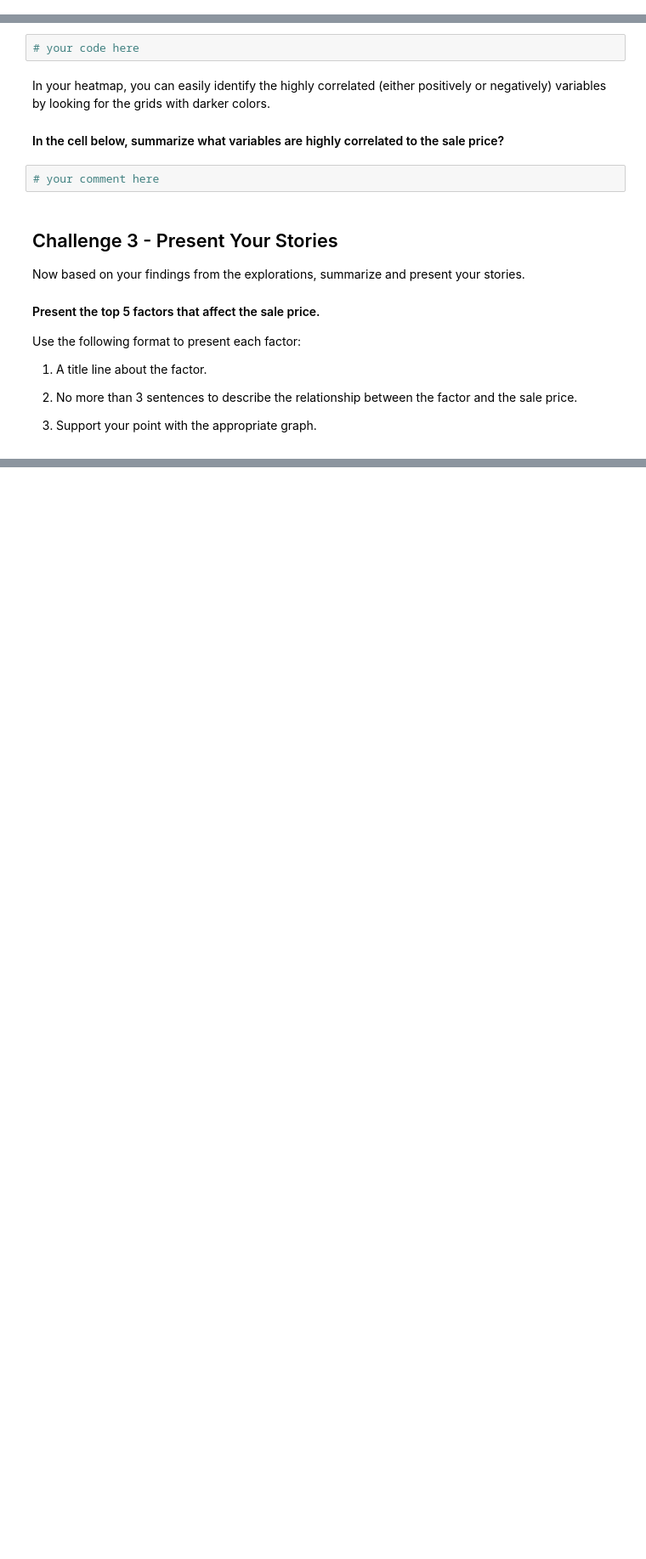
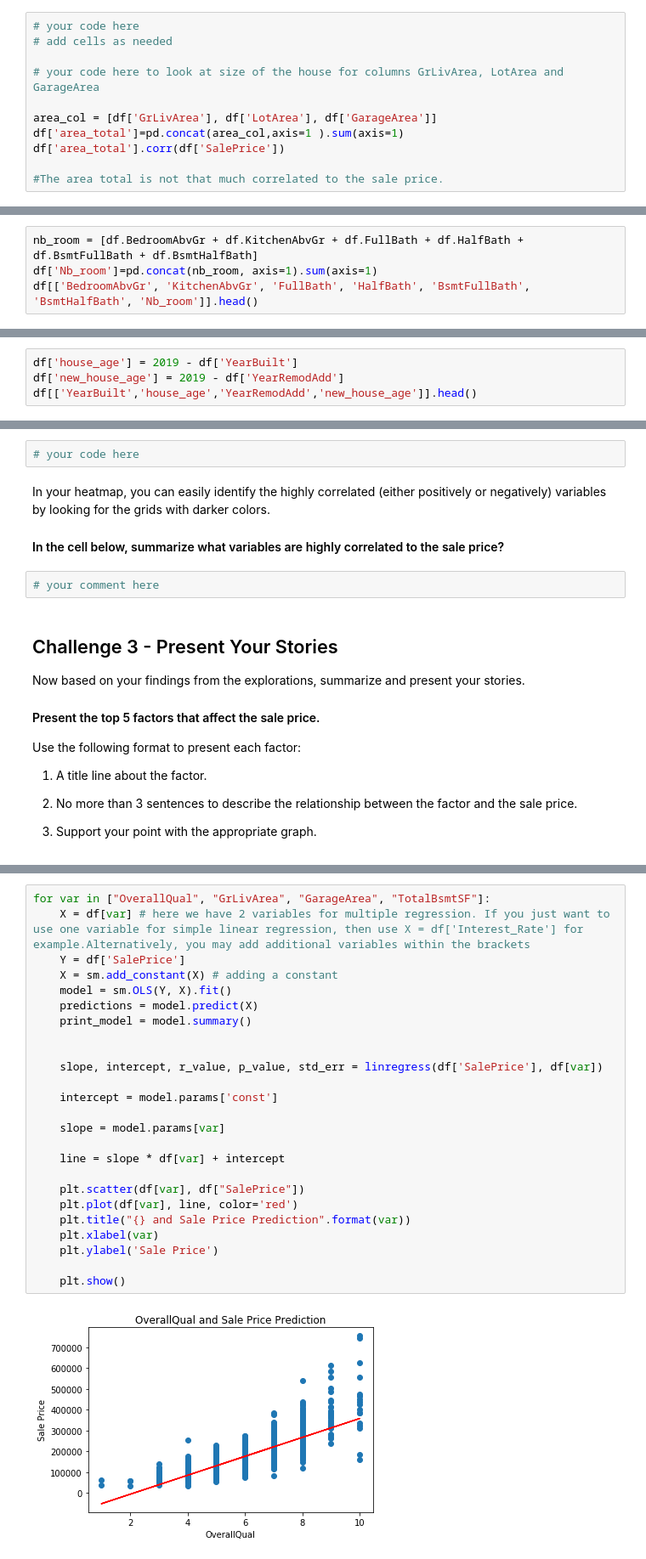
Before and after one commit to Laura-Foulon/data-labs, a Jupyter notebook: module-2/lab-storytelling-data-visualization/your-code/main.ipynb, the cells around one changed output, grey strips where cells are left out. Shown at 85% size. Saved outputs shown, nothing was run; the diff lists cells and outputs as text; blank space fills up the shorter version.

```diff
--- a/module-2/lab-storytelling-data-visualization/your-code/main.ipynb
+++ b/module-2/lab-storytelling-data-visualization/your-code/main.ipynb
@@ -105,0 +177,11 @@ Note that:
+# %%
+# your code here
+# add cells as needed
+
+# your code here to look at size of the house for columns GrLivArea, LotArea and GarageArea
+
+area_col = [df['GrLivArea'], df['LotArea'], df['GarageArea']]
+df['area_total']=pd.concat(area_col,axis=1 ).sum(axis=1)
+df['area_total'].corr(df['SalePrice'])
+
+#The area total is not that much correlated to the sale price.
@@ -105,0 +190,4 @@ Note that:
+# %%
+nb_room = [df.BedroomAbvGr + df.KitchenAbvGr + df.FullBath + df.HalfBath + df.BsmtFullBath + df.BsmtHalfBath]
+df['Nb_room']=pd.concat(nb_room, axis=1).sum(axis=1)
+df[['BedroomAbvGr', 'KitchenAbvGr', 'FullBath', 'HalfBath', 'BsmtFullBath', 'BsmtHalfBath', 'Nb_room']].head()
@@ -105,0 +207,4 @@ Note that:
+# %%
+df['house_age'] = 2019 - df['YearBuilt']
+df['new_house_age'] = 2019 - df['YearRemodAdd']
+df[['YearBuilt','house_age','YearRemodAdd','new_house_age']].head()
@@ -140,0 +280,27 @@ Use the following format to present each factor:
+# %%
+for var in ["OverallQual", "GrLivArea", "GarageArea", "TotalBsmtSF"]:
+    X = df[var] # here we have 2 variables for multiple regression. If you just want to use one variable for simple linear regression, then use X = df['Interest_Rate'] for example.Alternatively, you may add additional variables within the brackets
+    Y = df['SalePrice']
+    X = sm.add_constant(X) # adding a constant
+    model = sm.OLS(Y, X).fit()
+    predictions = model.predict(X)
+    print_model = model.summary()
+
+
+    slope, intercept, r_value, p_value, std_err = linregress(df['SalePrice'], df[var])
+
+    intercept = model.params['const']
+
+    slope = model.params[var]
+
+    line = slope * df[var] + intercept
+
+    plt.scatter(df[var], df["SalePrice"])
+    plt.plot(df[var], line, color='red')
+    plt.title("{} and Sale Price Prediction".format(var))
+    plt.xlabel(var)
+    plt.ylabel('Sale Price')
+
+    plt.show()
+# %% [output]
+[figure, added]
```
Also changed, not shown: parts of 24 cells of this notebook, 18 other files.
